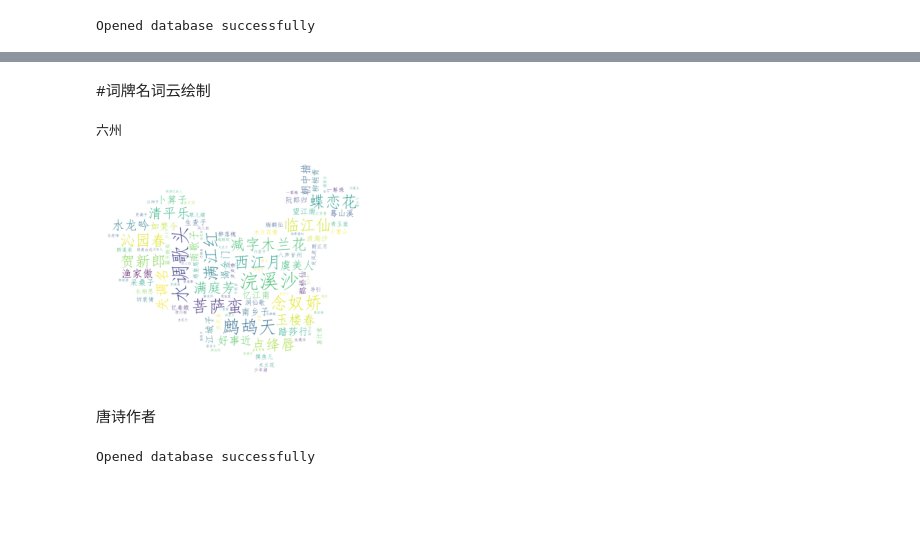
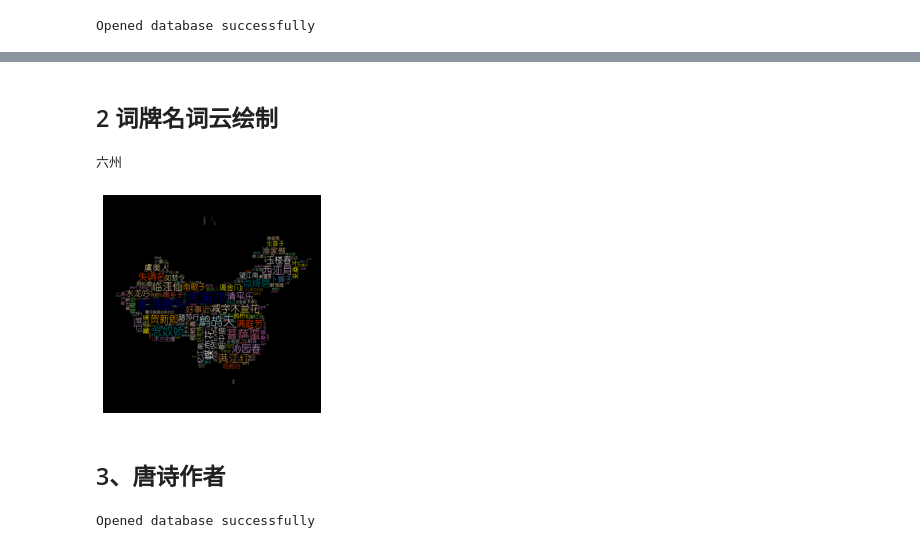
Before and after one commit to MarioZZJ/Chinese_Text_Classification, a Jupyter notebook: preprocessing/词云.ipynb, the cells around one changed output, grey strips where cells are left out. Drawn from its saved outputs; the diff is of its cells as text; code cells hidden in the pictures; blank space fills up the shorter version.

```diff
--- a/preprocessing/词云.ipynb
+++ b/preprocessing/词云.ipynb
@@ -3,7 +5,6 @@
 # %%
 import sqlite3
-conn = sqlite3.connect("C:\\Users\\洋子\\Documents\\作业\\大三上\\文本理解与数据挖掘\\第一次作业\\ci.db")
-#conn=sqlite3.connect("../data/database/texts.db")
+conn=sqlite3.connect("../data/database/ci.db")
 print ('Opened database successfully')
 # %% [output]
 Opened database successfully
@@ -73,5 +86,5 @@ plt.show()
 # %% [markdown]
-#词牌名词云绘制
+## 2 词牌名词云绘制
 # %%
 c = conn.cursor()
 result=[]
@@ -96,44 +109,60 @@ import matplotlib.pyplot as plt
 from wordcloud import WordCloud
 from PIL import Image
 import numpy as np
-mask=np.array(Image.open("china2.png"))
+mask=np.array(Image.open("pic.jpg"))
 # %%
-font = r'C:\Windows\Fonts\simfang.ttf'
+font = r'C:\Windows\Fonts\simyou.ttf'
 #wc = WordCloud(collocations=False, font_path=font, width=1400, height=1400, margin=2).generate(text.lower())
+
+color_list=['#F0F8FF','#FFDEAD','#000080','#FDF5E6','#808000','#6B8E23','#FFA500','#FF4500','#DA70D6','#EEE8AA','#98FB98','#AFEEEE',
+       '#DB7093', '#FFEFD5','#FFDAB9','#CD853F','#FFC0CB','#DDA0DD','#B0E0E6','#4682B4',
+                '#D2B48C',
+               '#008080',
+              '#D8BFD8',
+              '#FF6347',
+            '#40E0D0',
+              '#EE82EE',
+               '#F5DEB3',
+              '#FFFFFF',
+           '#F5F5F5',
+              '#FFFF00',
+          '#9ACD32']#建立颜色数组
+colormap=colors.ListedColormap(color_list)#调用
 
 wc = WordCloud(
         # 设置字体，不指定就会出现乱码
     font_path=font,
     mask=mask,
     collocations=False,
         # 设置背景色
-    background_color='white',
+    background_color='black',
         # 设置背景宽
-    width=500,
+    width=1500,
         # 设置背景高
-    height=350,
+    height=650,
         # 最大字体
-    max_font_size=30,
+    max_font_size=120,
         # 最小字体
-    min_font_size=5,
+    min_font_size=10,
+    colormap=colormap,
     mode='RGBA'
         #colormap='pink'
         )
 # 产生词云
 wc.generate(author)
 # 保存图片
 wc.to_file(r"rhythmic_for_ci.png") # 按照设置的像素宽高度保存绘制好的词云图，比下面程序显示更清晰
 # 4.显示图片
 # 指定所绘图名称
 plt.figure("jay")
 # 以图片的形式显示词云
 plt.imshow(wc)
 # 关闭图像坐标系
 plt.axis("off")
 plt.show()
 # %% [output]
-[figure, old version]
+[figure, new version]
-# %% [markdown]
-唐诗作者
+# %% [markdown]
+## 3、唐诗作者
 # %%
 import sqlite3
```
Also changed, not shown: parts of 27 cells of this notebook.
